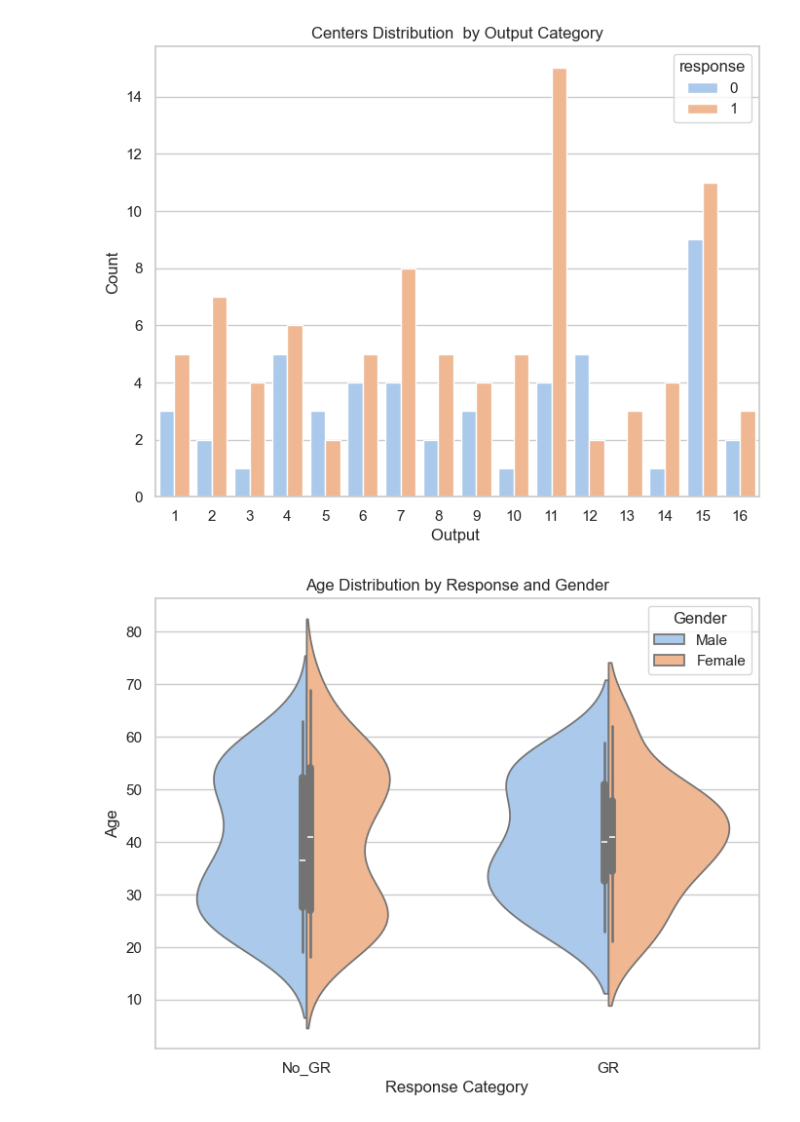
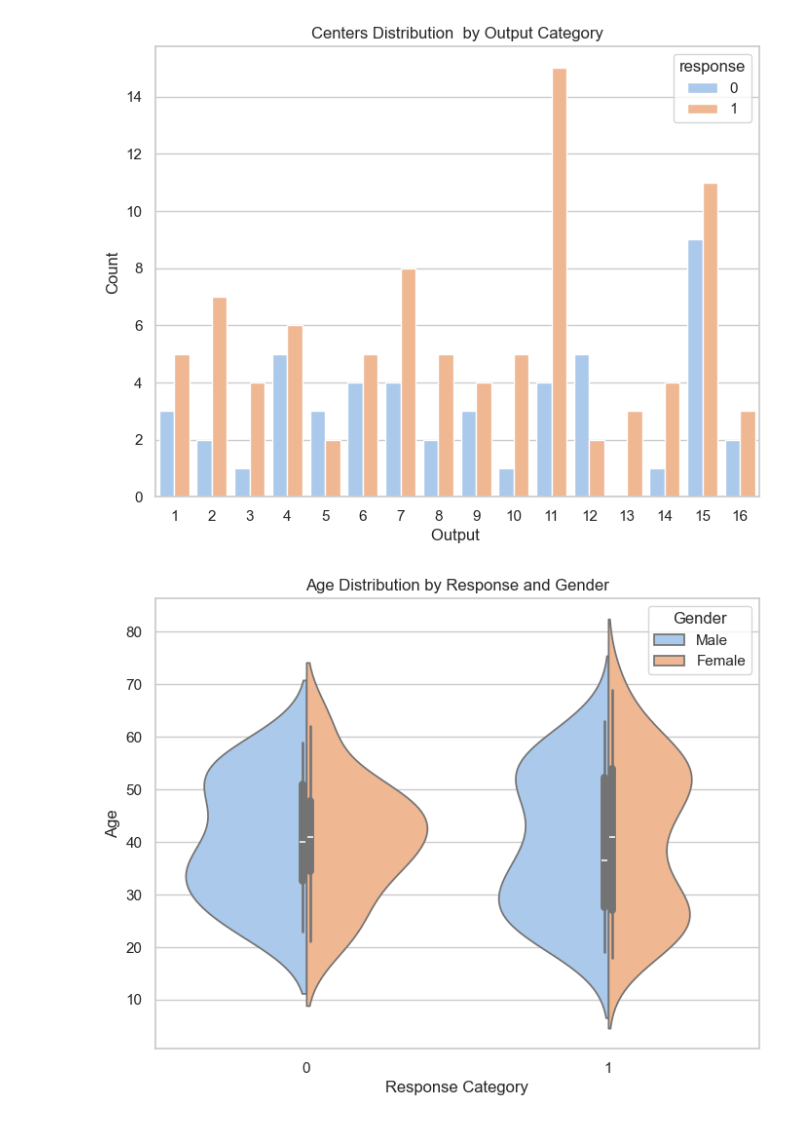
Before and after one commit to neurospin-projects/2026_ychaoub_rlink_predict_response_clinic, a Jupyter notebook: 03_Analysis_visualization.ipynb, the cells around one changed output. Cells and saved outputs as stored; diff of their text form; code cells hidden in the pictures.

```diff
--- a/03_Analysis_visualization.ipynb
+++ b/03_Analysis_visualization.ipynb
@@ -50,7 +289,7 @@ plt.title('Age Distribution')
 Text(0.5, 1.0, 'Age Distribution')
 [figure]
 # %%
-Clinical_df['response_label'] = Clinical_df['response'].map({
+Clinical_df['response_label'] = Clinical_df['Lithium Response (4 levels)'].map({
     0: 'GR',
     1: 'No_GR'
 })
@@ -73,7 +312,7 @@ plt.show()
 [figure]
 # %%
 # Response mapping
-Clinical_df['response_label'] = Clinical_df['response'].map({
+Clinical_df['response_label'] = Clinical_df['Lithium Response (4 levels)'].map({
     0: 'GR',
     1: 'No_GR'
 })
@@ -101,7 +340,7 @@ plt.show()
 [figure]
 # %%
 # Map SEX values to labels
-Clinical_df['SEX_label'] = Clinical_df['SEX'].map({
+Clinical_df['SEX_label'] = Clinical_df['Male sex'].map({
     1: 'Male',
     2: 'Female',
     3: 'Other'
@@ -143,11 +382,11 @@ Text(0.5, 1.0, 'output Distribution')
 # %%
 # Mapping variables
-Clinical_df['response_label'] = Clinical_df['response'].map({
+Clinical_df['response_label'] = Clinical_df['Lithium Response (4 levels)'].map({
     0: 'GR',
     1: 'No_GR'
 })
 
-Clinical_df['SEX_label'] = Clinical_df['SEX'].map({
+Clinical_df['SEX_label'] = Clinical_df['Male sex'].map({
     1: 'Male',
     2: 'Female',
     3: 'Other'
@@ -188,31 +427,31 @@ plt.show
 <function matplotlib.pyplot.show(close=None, block=None)>
 [figure]
 # %%
-# Exemple avec une variable numérique : AGE
+# variable numérique : AGE
 
 plt.figure(figsize=(8,6))
 
 sns.violinplot(
-    x="response_label",
+    x="Lithium Response (4 levels)",
     y="AGE",
     hue="SEX_label",
     data=Clinical_df,
     palette="pastel",
     split=True
 )
 
 plt.title('Age Distribution by Response and Gender')
 plt.xlabel('Response Category')
 plt.ylabel('Age')
 
 plt.legend(title='Gender')
 
 plt.savefig('Violin_Age_by_Response.png',
             dpi=300,
             bbox_inches='tight')
 
 plt.show()
 # %% [output]
-[figure, old version]
+[figure, new version]
 # %%
 plt.figure(figsize=(8,6))
```
Also changed, not shown: parts of 16 cells of this notebook.
